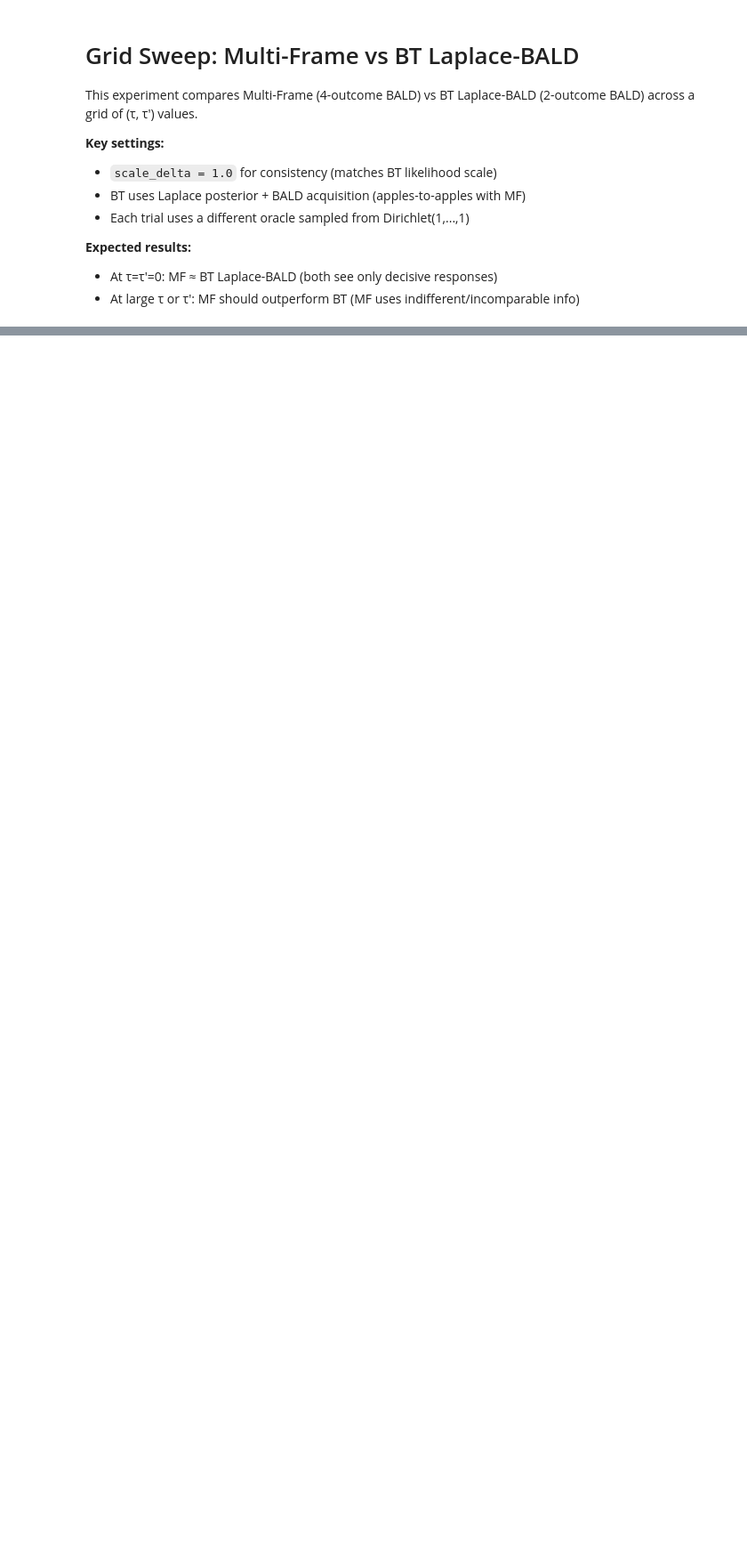
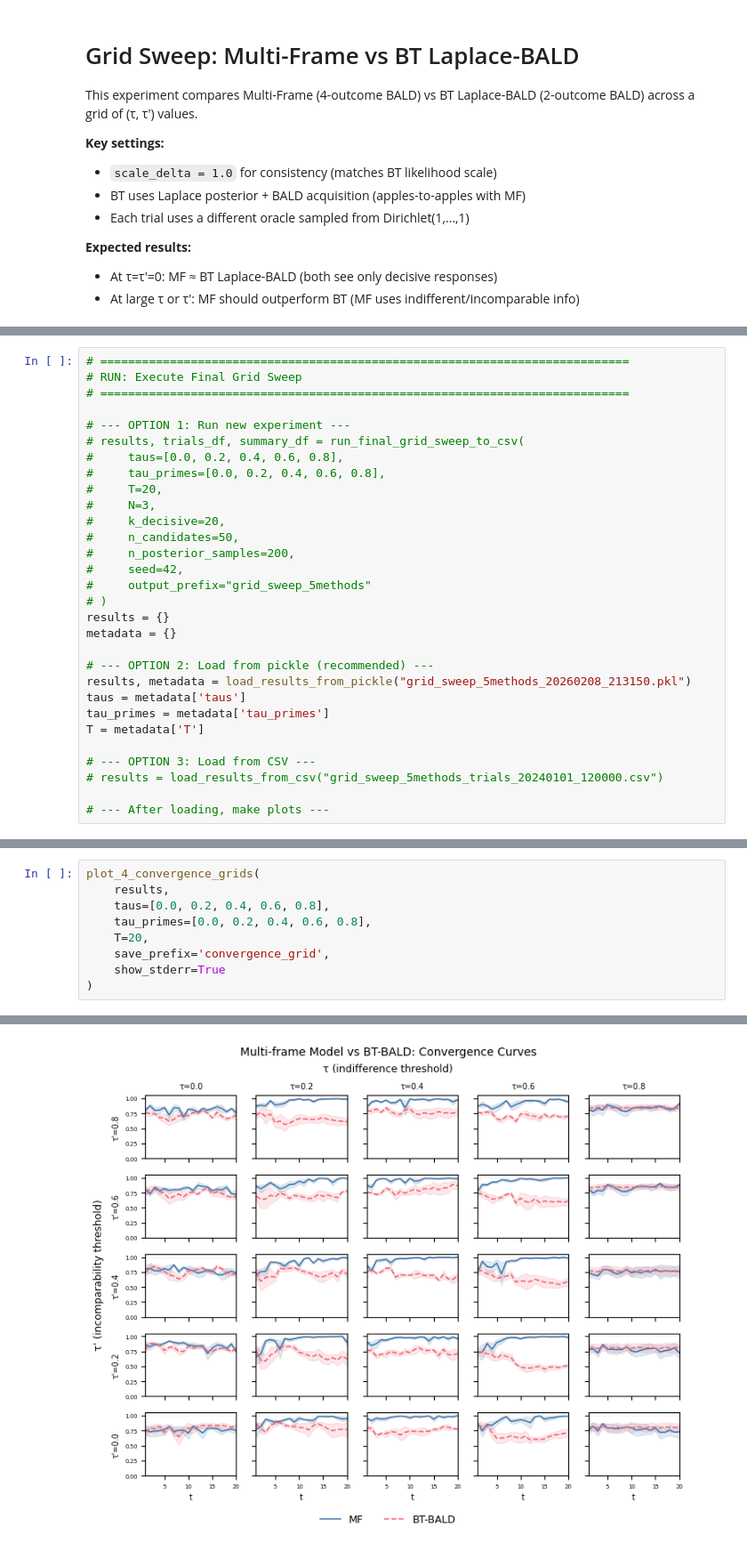
Before and after one commit to michelleeesi/topmodel, a Jupyter notebook: learning-algo/bt_vs_multiframe_experiment.ipynb, the cells around one changed output, grey strips where cells are left out. Shown at 89% size. Drawn from its saved outputs; the diff is of its cells as text; blank space fills up the shorter version.

```diff
--- a/learning-algo/bt_vs_multiframe_experiment.ipynb
+++ b/learning-algo/bt_vs_multiframe_experiment.ipynb
@@ -3467,0 +3908,30 @@ At τ=τ'=0.8 (high thresholds):
+# %%
+# ============================================================================
+# RUN: Execute Final Grid Sweep
+# ============================================================================
+
+# --- OPTION 1: Run new experiment ---
+# results, trials_df, summary_df = run_final_grid_sweep_to_csv(
+#     taus=[0.0, 0.2, 0.4, 0.6, 0.8],
+#     tau_primes=[0.0, 0.2, 0.4, 0.6, 0.8],
+#     T=20,
+#     N=3,
+#     k_decisive=20,
+#     n_candidates=50,
+#     n_posterior_samples=200,
+#     seed=42,
+#     output_prefix="grid_sweep_5methods"
+# )
+results = {}
+metadata = {}
+
+# --- OPTION 2: Load from pickle (recommended) ---
+results, metadata = load_results_from_pickle("grid_sweep_5methods_20260208_213150.pkl")
+taus = metadata['taus']
+tau_primes = metadata['tau_primes']
+T = metadata['T']
+
+# --- OPTION 3: Load from CSV ---
+# results = load_results_from_csv("grid_sweep_5methods_trials_20240101_120000.csv")
+
+# --- After loading, make plots ---
@@ -3467,0 +3943,10 @@ At τ=τ'=0.8 (high thresholds):
+# %%
+plot_4_convergence_grids(
+    results,
+    taus=[0.0, 0.2, 0.4, 0.6, 0.8],
+    tau_primes=[0.0, 0.2, 0.4, 0.6, 0.8],
+    T=20,
+    save_prefix='convergence_grid',
+    show_stderr=True
+)
+# %% [output]
@@ -3467,0 +3955 @@ At τ=τ'=0.8 (high thresholds):
+[figure, added]
```
Also changed, not shown: parts of 17 cells of this notebook, 26 other files.
